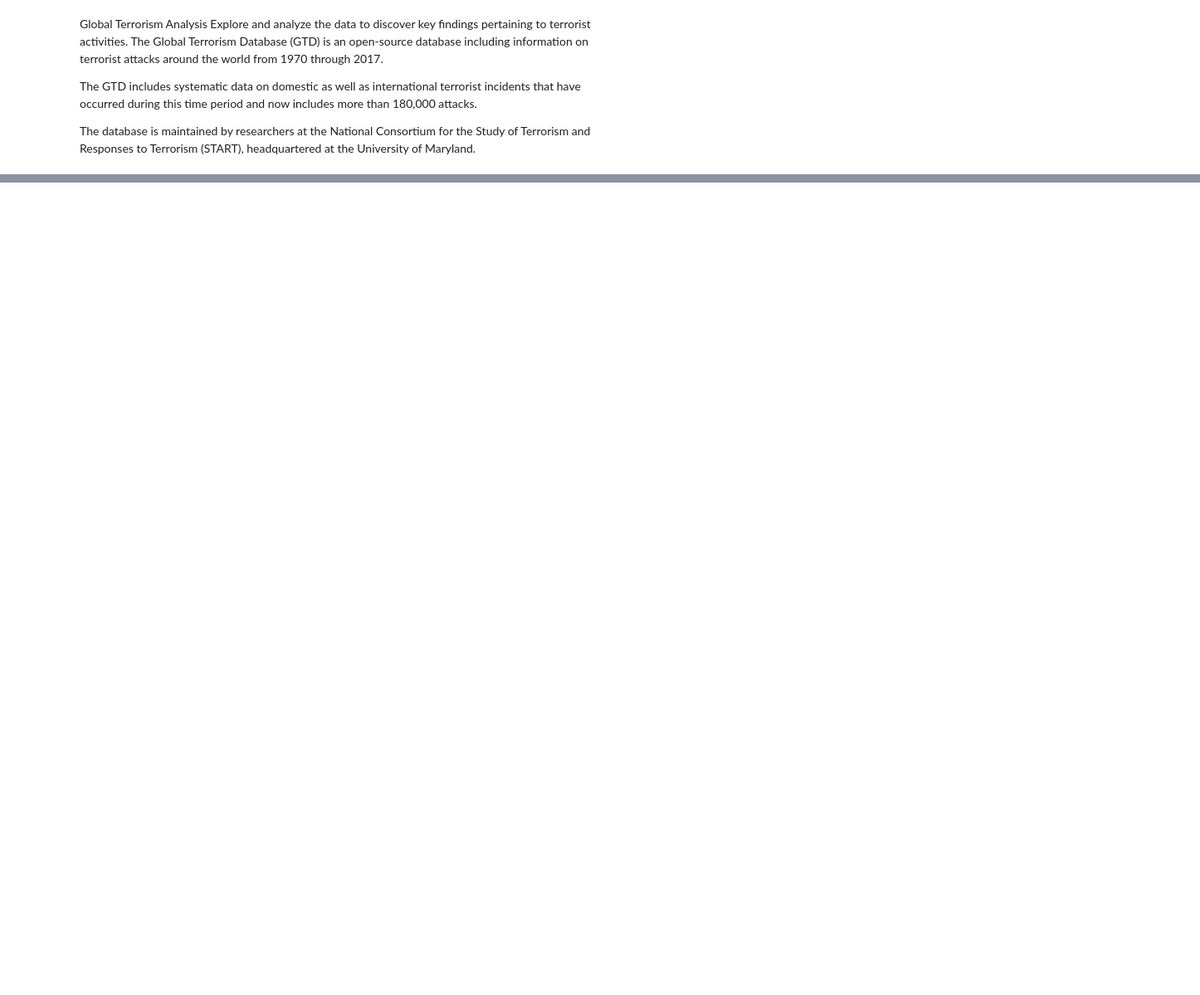
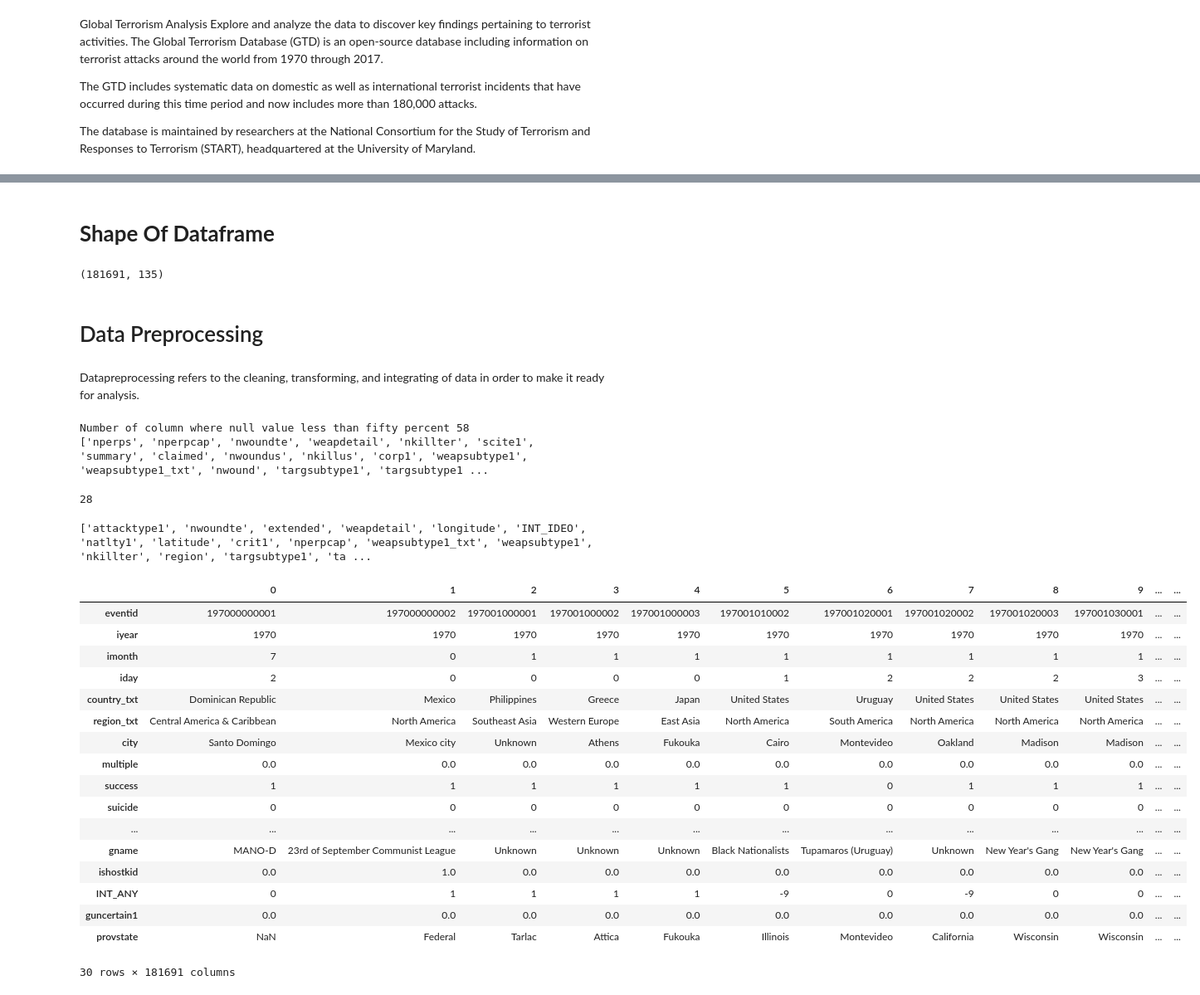
Before and after one commit to sandhyamandoli7/Awesome-Cybersecurity-Handbooks, a Jupyter notebook: Global_Terrorism_Analysis_(EDA).ipynb, the cells around one changed output, grey strips where cells are left out. Shown: that part at 83% size. Cells and saved outputs as stored; diff of their text form; code cells hidden in the pictures; blank space fills up the shorter version.

```diff
--- a/Global_Terrorism_Analysis_(EDA).ipynb
+++ b/Global_Terrorism_Analysis_(EDA).ipynb
@@ -28,0 +49,22 @@ df = pd.read_csv("/content/Global Terrorism Data (1).csv"
+# %% [markdown]
+# **Shape Of Dataframe**
+# %%
+df.shape
+# %% [output]
+(181691, 135)
+# %% [markdown]
+# Data Preprocessing
+# %% [markdown]
+Datapreprocessing refers to the cleaning, transforming, and integrating of data in order to make it ready for analysis.
+# %%
+null_sum=(df.isnull().sum()/len(df))*100
+percent_null=null_sum.sort_values(ascending=False)
+type(percent_null)
+high_null_column=percent_null[percent_null>=50]
+less_than_50_null_column=percent_null[~percent_null.isin(high_null_column)]
+print(f'Number of column where null value less than fifty percent {len(less_than_50_null_column)}')
+less_null_column=less_than_50_null_column.index.to_list()
+print(less_null_column)
+# %% [output]
+Number of column where null value less than fifty percent 58
+['nperps', 'nperpcap', 'nwoundte', 'weapdetail', 'nkillter', 'scite1', 'summary', 'claimed', 'nwoundus', 'nkillus', 'corp1', 'weapsubtype1', 'weapsubtype1_txt', 'nwound', 'targsubtype1', 'targsubtype1 ...
@@ -28,0 +78,8 @@ df = pd.read_csv("/content/Global Terrorism Data (1).csv"
+# %%
+len(check)-len(selected_columns_1)
+# %% [output]
+28
+# %%
+print(list((set(check)) - (set(selected_columns_1))))
+# %% [output]
+['attacktype1', 'nwoundte', 'extended', 'weapdetail', 'longitude', 'INT_IDEO', 'natlty1', 'latitude', 'crit1', 'nperpcap', 'weapsubtype1_txt', 'weapsubtype1', 'nkillter', 'region', 'targsubtype1', 'ta ...
@@ -28,0 +88,21 @@ df = pd.read_csv("/content/Global Terrorism Data (1).csv"
+# %%
+df_1.T
+# %% [output]
+|  | 0 | 1 | 2 | 3 | 4 | 5 | 6 | 7 | 8 | 9 | ... | ... |
+| eventid | 197000000001 | 197000000002 | 197001000001 | 197001000002 | 197001000003 | 197001010002 | 197001020001 | 197001020002 | 197001020003 | 197001030001 | ... | ... |
+| iyear | 1970 | 1970 | 1970 | 1970 | 1970 | 1970 | 1970 | 1970 | 1970 | 1970 | ... | ... |
+| imonth | 7 | 0 | 1 | 1 | 1 | 1 | 1 | 1 | 1 | 1 | ... | ... |
+| iday | 2 | 0 | 0 | 0 | 0 | 1 | 2 | 2 | 2 | 3 | ... | ... |
+| country_txt | Dominican Republic | Mexico | Philippines | Greece | Japan | United States | Uruguay | United States | United States | United States | ... | ... |
+| region_txt | Central America & Caribbean | North America | Southeast Asia | Western Europe | East Asia | North America | South America | North America | North America | North America | ... | ... |
+| city | Santo Domingo | Mexico city | Unknown | Athens | Fukouka | Cairo | Montevideo | Oakland | Madison | Madison | ... | ... |
+| multiple | 0.0 | 0.0 | 0.0 | 0.0 | 0.0 | 0.0 | 0.0 | 0.0 | 0.0 | 0.0 | ... | ... |
+| success | 1 | 1 | 1 | 1 | 1 | 1 | 0 | 1 | 1 | 1 | ... | ... |
+| suicide | 0 | 0 | 0 | 0 | 0 | 0 | 0 | 0 | 0 | 0 | ... | ... |
+| ... | ... | ... | ... | ... | ... | ... | ... | ... | ... | ... | ... | ... |
+| gname | MANO-D | 23rd of September Communist League | Unknown | Unknown | Unknown | Black Nationalists | Tupamaros (Uruguay) | Unknown | New Year's Gang | New Year's Gang | ... | ... |
+| ishostkid | 0.0 | 1.0 | 0.0 | 0.0 | 0.0 | 0.0 | 0.0 | 0.0 | 0.0 | 0.0 | ... | ... |
+| INT_ANY | 0 | 1 | 1 | 1 | 1 | -9 | 0 | -9 | 0 | 0 | ... | ... |
+| guncertain1 | 0.0 | 0.0 | 0.0 | 0.0 | 0.0 | 0.0 | 0.0 | 0.0 | 0.0 | 0.0 | ... | ... |
+| provstate | NaN | Federal | Tarlac | Attica | Fukouka | Illinois | Montevideo | California | Wisconsin | Wisconsin | ... | ... |
+30 rows × 181691 columns
```
Also changed, not shown: parts of 26 cells of this notebook.
